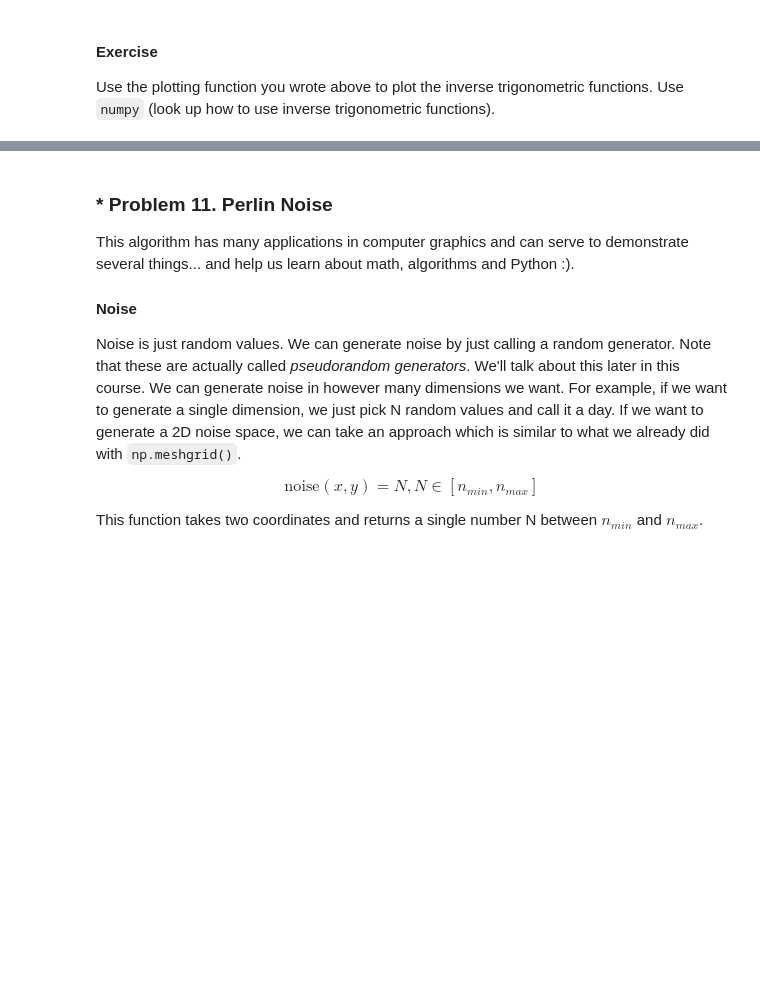
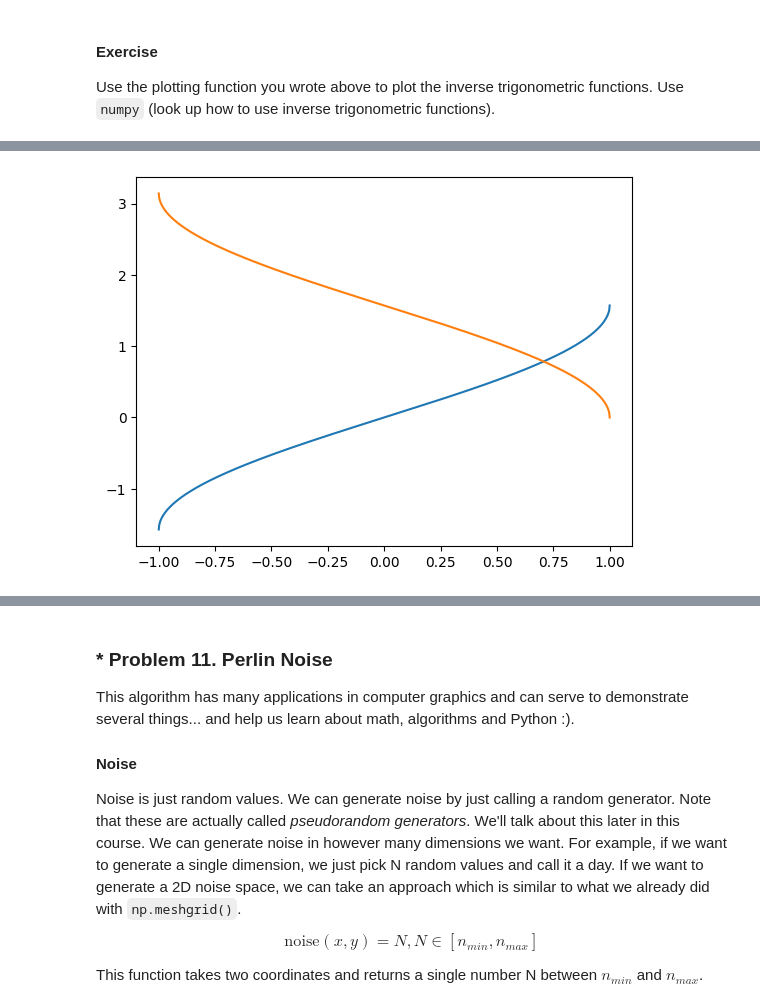
Before and after one commit to VladoDev03/math-concepts-for-developers-softuni, a Jupyter notebook: 01-high-school-maths/High-School Maths Exercise.ipynb, the cells around one changed output, grey strips where cells are left out. Drawn from its saved outputs; the diff is of its cells as text; code cells hidden in the pictures; blank space fills up the shorter version.

```diff
--- a/01-high-school-maths/High-School Maths Exercise.ipynb
+++ b/01-high-school-maths/High-School Maths Exercise.ipynb
@@ -873,2 +925,7 @@ Use the plotting function you wrote above to plot the inverse trigonometric func
 # %%
-# Write your code here
+plot_math_functions([
+    lambda x: np.arcsin(x),
+    lambda x: np.arccos(x),
+], -1, 1, 1000)
+# %% [output]
+[figure, added]
```
Also changed, not shown: parts of 10 cells of this notebook.
